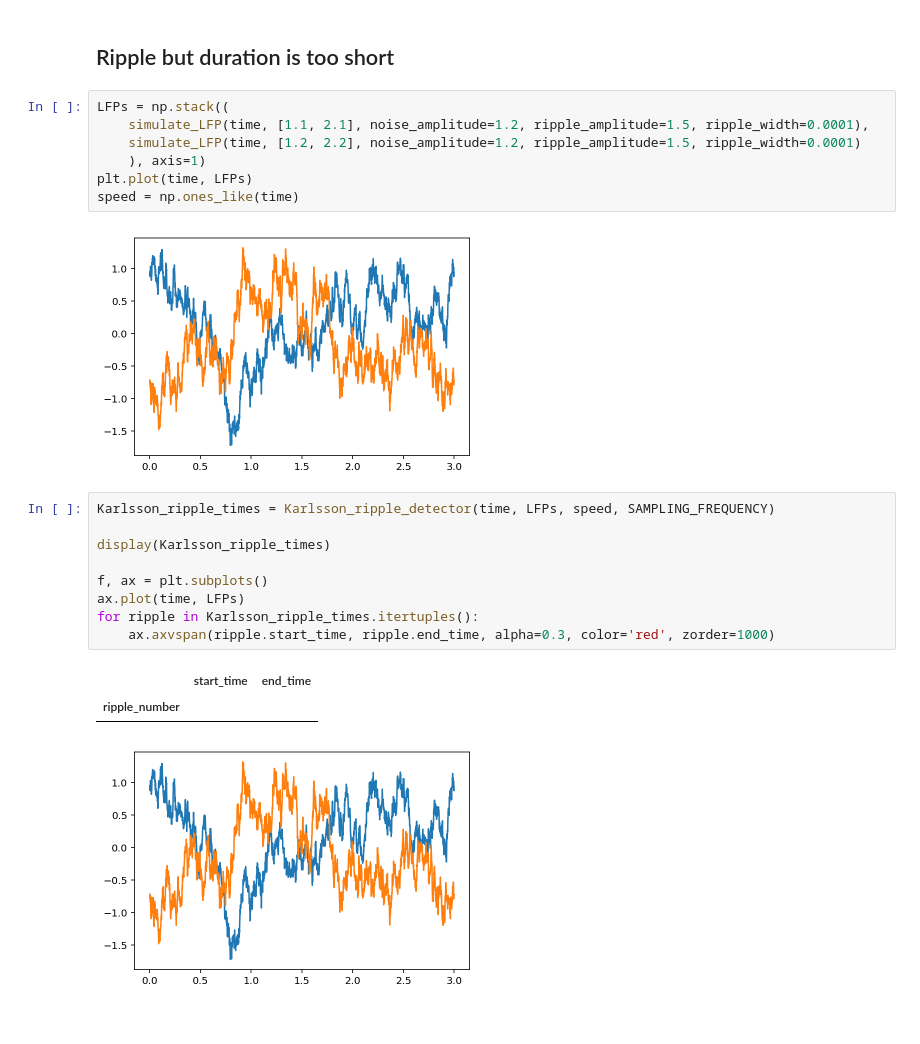
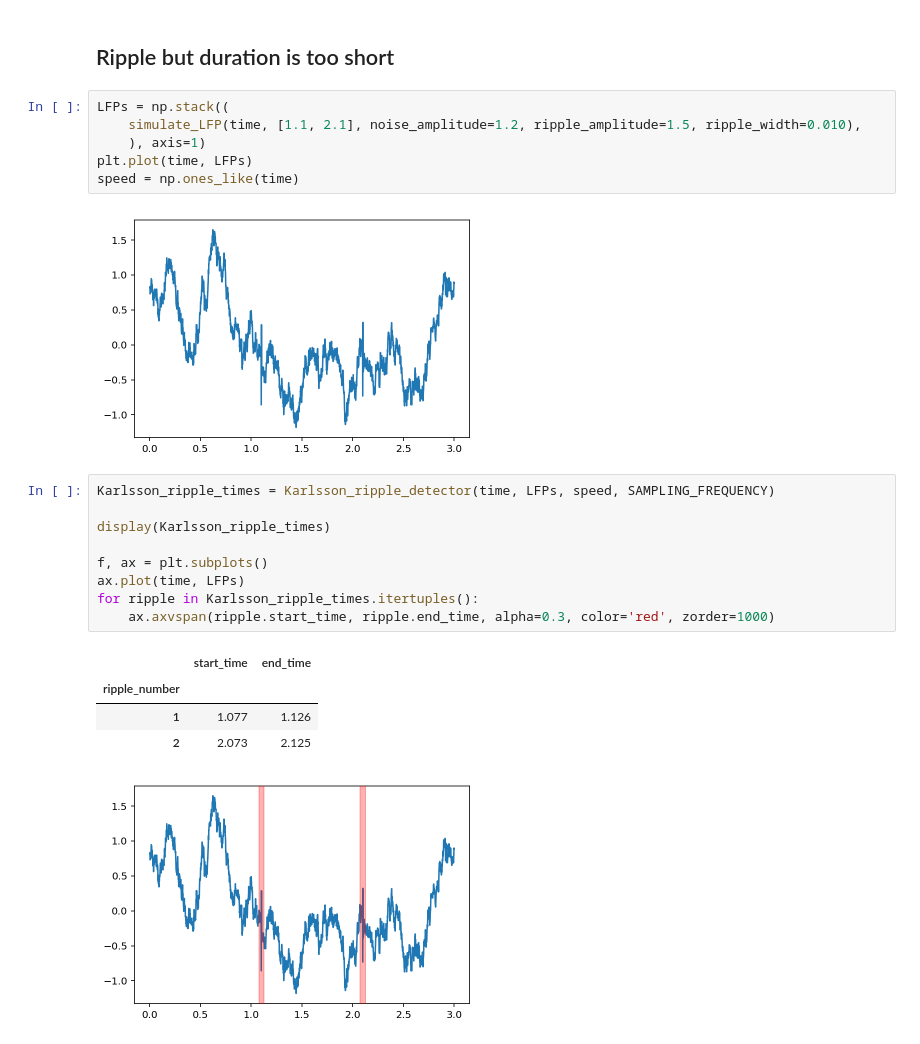
Before and after one commit to Eden-Kramer-Lab/ripple_detection, a Jupyter notebook: examples/detection_examples.ipynb, the cells around one changed output. Drawn from its saved outputs; the diff is of its cells as text.

```diff
--- a/examples/detection_examples.ipynb
+++ b/examples/detection_examples.ipynb
@@ -271,13 +269,12 @@ for ripple in Kay_ripple_times.itertuples():
 ## Ripple but duration is too short
 # %%
 LFPs = np.stack((
-    simulate_LFP(time, [1.1, 2.1], noise_amplitude=1.2, ripple_amplitude=1.5, ripple_width=0.0001),
-    simulate_LFP(time, [1.2, 2.2], noise_amplitude=1.2, ripple_amplitude=1.5, ripple_width=0.0001)
+    simulate_LFP(time, [1.1, 2.1], noise_amplitude=1.2, ripple_amplitude=1.5, ripple_width=0.010),
     ), axis=1)
 plt.plot(time, LFPs)
 speed = np.ones_like(time)
 # %% [output]
-[figure, old version]
+[figure, new version]
 # %%
 Karlsson_ripple_times = Karlsson_ripple_detector(time, LFPs, speed, SAMPLING_FREQUENCY)
 
@@ -290,7 +287,9 @@ for ripple in Karlsson_ripple_times.itertuples():
 # %% [output]
 |  | start_time | end_time |
 | ripple_number |  |  |
+| 1 | 1.077 | 1.126 |
+| 2 | 2.073 | 2.125 |
-[figure, old version]
+[figure, new version]
 # %%
 Kay_ripple_times = Kay_ripple_detector(time, LFPs, speed, SAMPLING_FREQUENCY)
 
```
Also changed, not shown: parts of 23 cells of this notebook, 1 other file.
